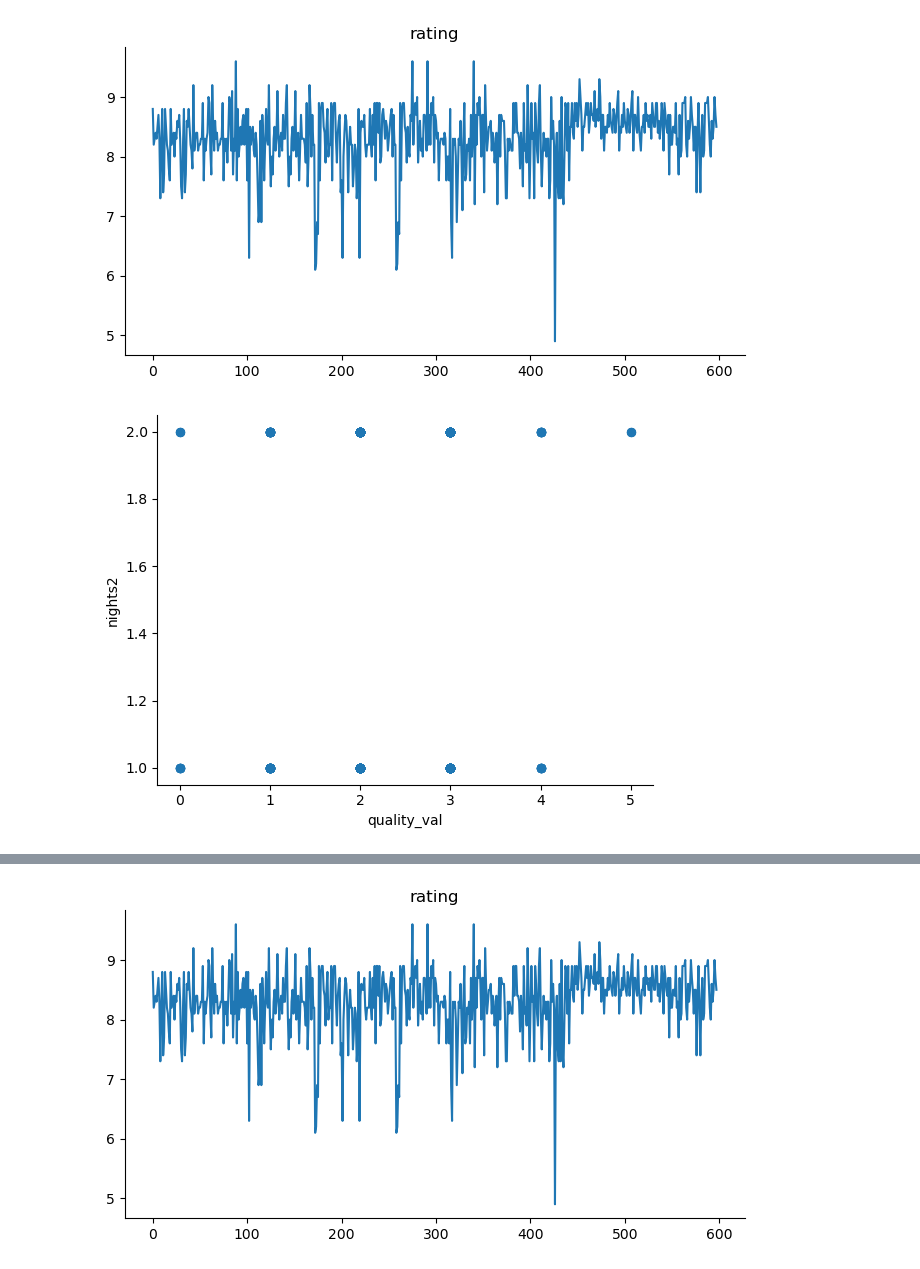
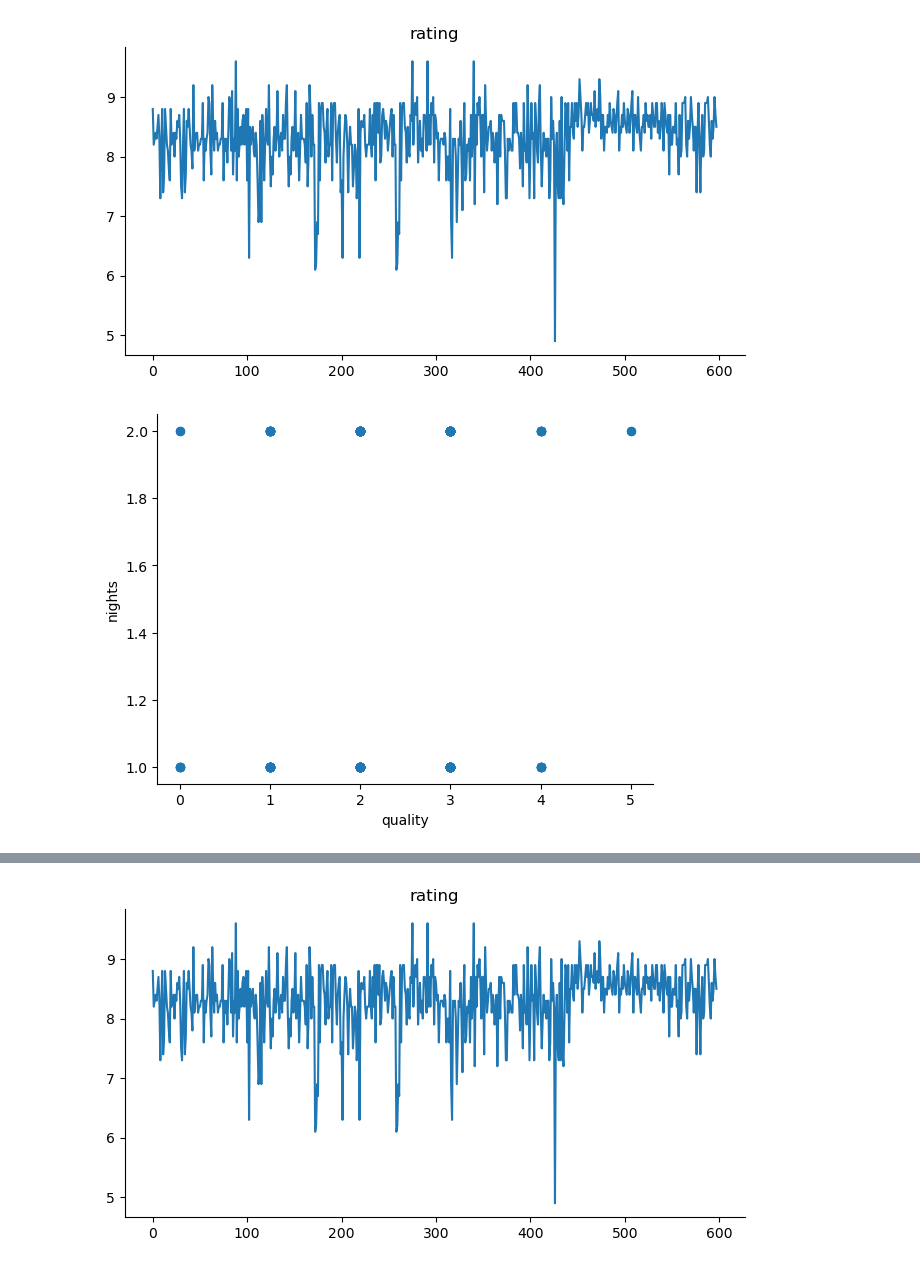
Before and after one commit to amirmfarzane/Data-Science-Course-Projects, a Jupyter notebook: P1/analysis.ipynb, the cells around one changed output, grey strips where cells are left out. Saved outputs shown, nothing was run; the diff lists cells and outputs as text; code cells hidden in the pictures.

```diff
--- a/P1/analysis.ipynb
+++ b/P1/analysis.ipynb
@@ -140,8 +122,9 @@ plt.gca().spines[['top', 'right']].set_visible(False)
 # %%
 # @title quality_val vs nights2
 
-from matplotlib import pyplot as plt
 numerical_df.plot(kind='scatter', x='quality_val', y='nights2', s=32, alpha=.8)
+plt.ylabel("nights")
+plt.xlabel("quality")
 plt.gca().spines[['top', 'right',]].set_visible(False)
 # %% [output]
-[figure, old version]
+[figure, new version]
```
Also changed, not shown: parts of 8 cells of this notebook.
